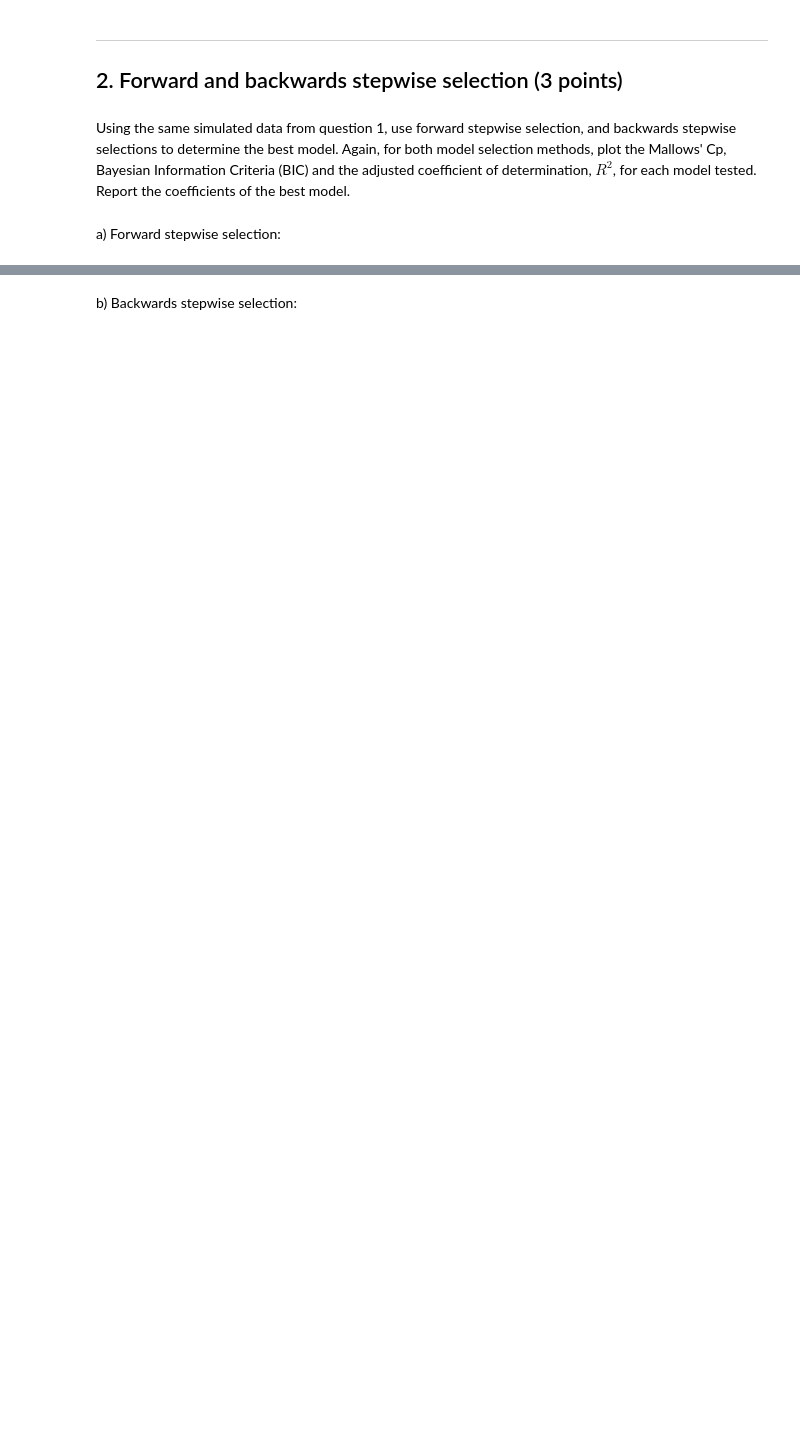
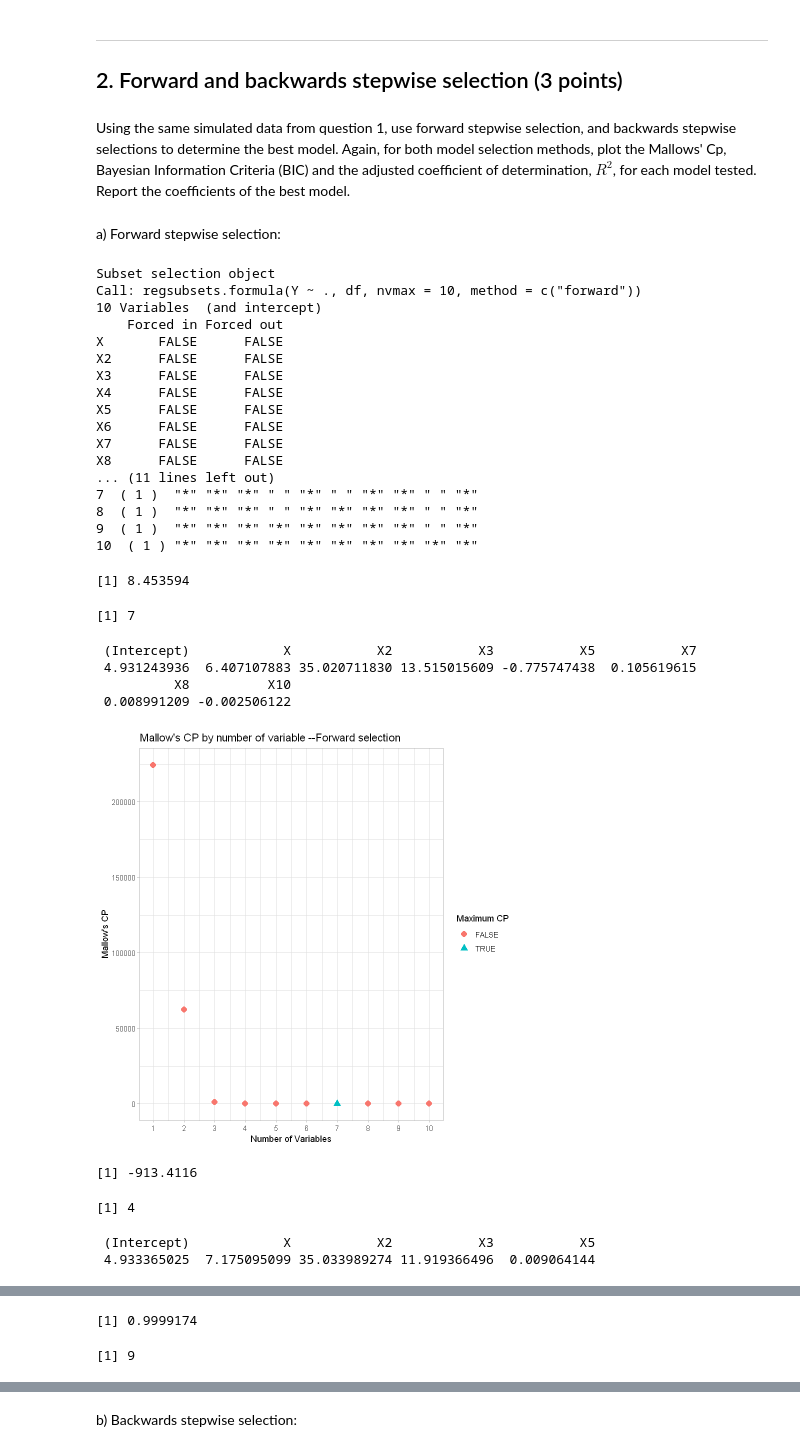
Before and after one commit to tardifmc/Tardif_DSPN_S22, a Jupyter notebook: Homework10.ipynb, the cells around one changed output, grey strips where cells are left out. Cells and saved outputs as stored; diff of their text form; code cells hidden in the pictures; blank space fills up the shorter version.

Commit message:
Version 3

```diff
--- a/Homework10.ipynb
+++ b/Homework10.ipynb
@@ -89,4 +221,79 @@ Using the same simulated data from question 1, use forward stepwise selection, a
 # %% [markdown]
 a) Forward stepwise selection:
 # %%
-# WRITE YOUR CODE HERE
+# https://www.rdocumentation.org/packages/leaps/versions/3.1/topics/regsubsets
+# specify the method
+
+#forward model
+regfit.forward <- regsubsets(Y ~ ., df, nvmax = 10, method = c("forward"))
+reg.forward.summary <- summary(regfit.forward)
+reg.forward.summary
+
+##Malloy's cp
+cp.df_forward <- data.frame(numvar = numvar, cp_forward <- reg.forward.summary$cp,
+                            mincp_forward <- allfalse)
+cp.df_forward$mincp_forward[which.min(reg.forward.summary$cp)] <- TRUE
+ggplot(cp.df_forward, aes(x=numvar, y=cp_forward, shape=mincp_forward, col=mincp_forward)) +
+  geom_point(size=3) + scale_x_continuous(breaks=seq(0,10,1)) +
+  labs(x = "Number of Variables", y = "Mallow's CP", color="Maximum CP", shape="Maximum CP",
+       title = "Mallow's CP by number of variable --Forward selection") +
+  theme_light()
+
+print(min(cp_forward))
+which.min(cp_forward)
+coef(regfit.forward, which.min(cp_forward))
+
+# BIC
+bic.df_forward <- data.frame(numvar = numvar,bic_forward <- reg.forward.summary$bic,
+                             minbic_forward <- allfalse)
+bic.df_forward$minbic_forward[which.min(reg.forward.summary$bic)] <- TRUE
+ggplot(bic.df_forward,aes(x=numvar,y=bic_forward,shape=minbic_forward,col=minbic_forward)) +
+  geom_point(size=3) + theme_light() + scale_x_continuous(breaks=seq(0,10,1)) +
+  labs(x = "Number of Variables", y = "BIC", color="Minimum BIC", shape="Minimum BIC",
+       title = "Bayesian Information Criteria (BIC) by number of variable --forward selection")
+
+print(min(bic_forward))
+which.min(bic_forward)
+coef(regfit.forward, which.min(bic_forward))
+
+
+#adjr^2
+adjr2.df_forward <- data.frame(numvar = numvar, adjr2_forward <- reg.forward.summary$adjr2,
+                               maxadjr2_forward <- allfalse)
+adjr2.df_forward$maxadjr2_forward[which.max(reg.forward.summary$adjr2)] <- TRUE
+ggplot(adjr2.df_forward,aes(x=numvar,y=adjr2_forward,shape=maxadjr2_forward,col=maxadjr2_forward)) +
+  geom_point(size=3) + theme_light() + scale_x_continuous(breaks=seq(0,10,1)) +
+  labs(x = "Number of Variables", y = 'Adj'~R^2, color='Maximum Adj'~R^2, shape='Maximum Adj'~R^2,
+       title = "Adjusted coefficient of determination R^2 by number of variable --forward selction")
+print(max(adjr2_forward))
+which.max(adjr2_forward)
+coef(regfit.full, which.max(adjr2_forward))
+# %% [output]
+Subset selection object
+Call: regsubsets.formula(Y ~ ., df, nvmax = 10, method = c("forward"))
+10 Variables  (and intercept)
+    Forced in Forced out
+X       FALSE      FALSE
+X2      FALSE      FALSE
+X3      FALSE      FALSE
+X4      FALSE      FALSE
+X5      FALSE      FALSE
+X6      FALSE      FALSE
+X7      FALSE      FALSE
+X8      FALSE      FALSE
+... (11 lines left out)
+7  ( 1 )  "*" "*" "*" " " "*" " " "*" "*" " " "*"
+8  ( 1 )  "*" "*" "*" " " "*" "*" "*" "*" " " "*"
+9  ( 1 )  "*" "*" "*" "*" "*" "*" "*" "*" " " "*"
+10  ( 1 ) "*" "*" "*" "*" "*" "*" "*" "*" "*" "*"
+[1] 8.453594
+[1] 7
+ (Intercept)            X           X2           X3           X5           X7
+ 4.931243936  6.407107883 35.020711830 13.515015609 -0.775747438  0.105619615
+          X8          X10
+ 0.008991209 -0.002506122
+[figure, added]
+[1] -913.4116
+[1] 4
+ (Intercept)            X           X2           X3           X5
+ 4.933365025  7.175095099 35.033989274 11.919366496  0.009064144
@@ -92,0 +301,2 @@ a) Forward stepwise selection:
+[1] 0.9999174
+[1] 9
```
Also changed, not shown: parts of 14 cells of this notebook.
